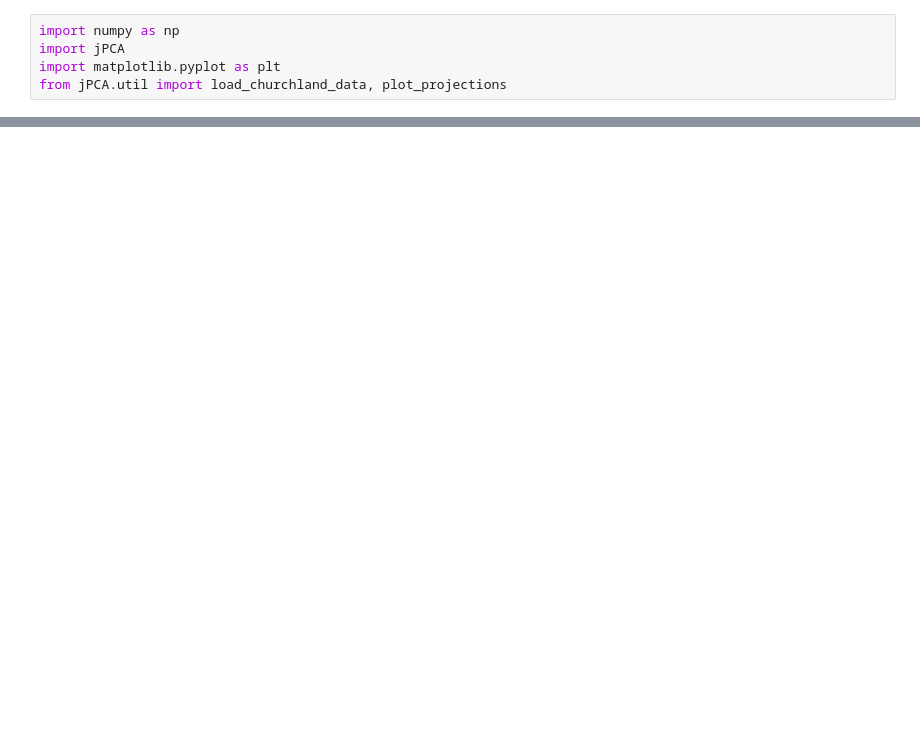
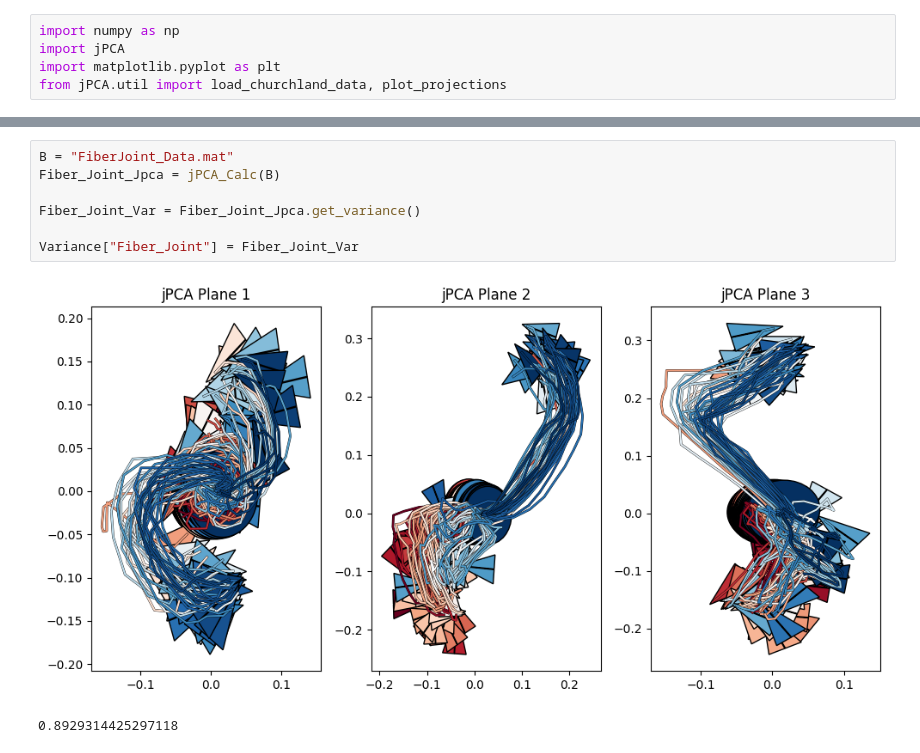
Before and after one commit to ElyasYassin/jPCA, a Jupyter notebook: examples/simple_jPCA_example.ipynb, the cells around one changed output, grey strips where cells are left out. Saved outputs shown, nothing was run; the diff lists cells and outputs as text; blank space fills up the shorter version.

```diff
--- a/examples/simple_jPCA_example.ipynb
+++ b/examples/simple_jPCA_example.ipynb
@@ -55,0 +58,10 @@ array([ 0.+0.243j,  0.-0.243j,  0.+0.052j,  0.-0.052j, -0.+0.071j,
+# %%
+B = "FiberJoint_Data.mat"
+Fiber_Joint_Jpca = jPCA_Calc(B)
+
+Fiber_Joint_Var = Fiber_Joint_Jpca.get_variance()
+
+Variance["Fiber_Joint"] = Fiber_Joint_Var
+# %% [output]
+[figure, added]
+0.8929314425297118
```
Also changed, not shown: parts of 8 cells of this notebook, 9 other files.
